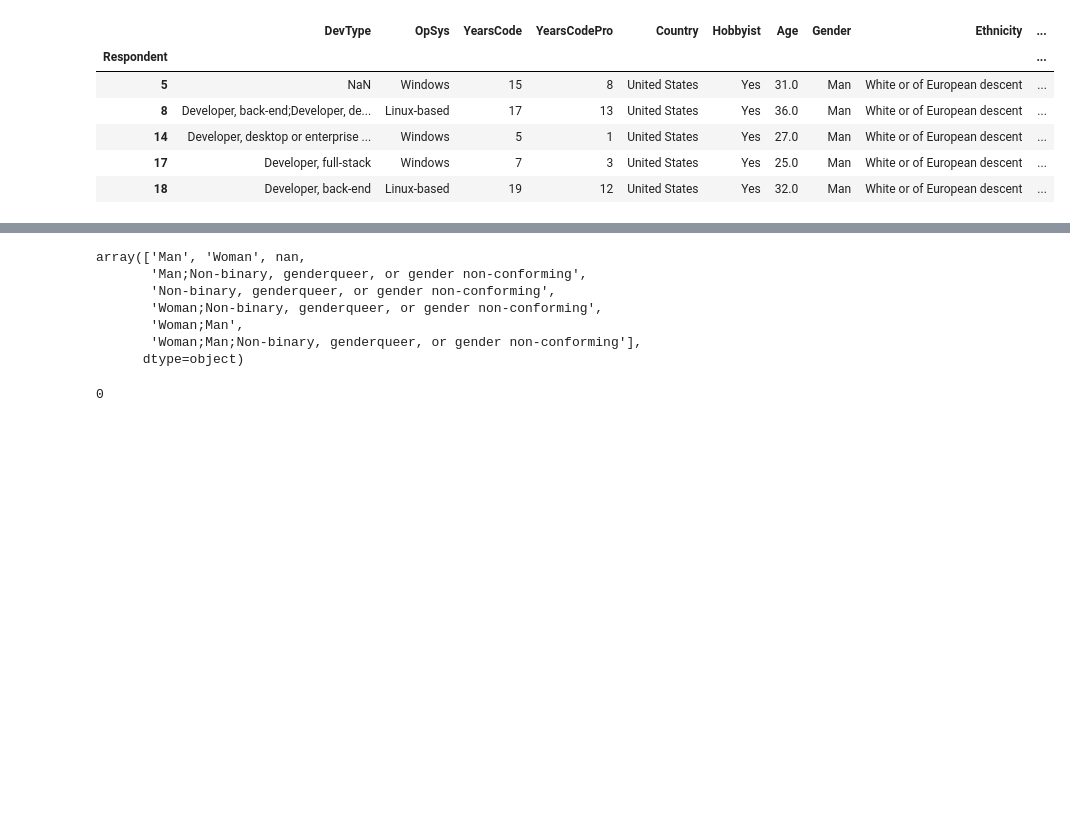
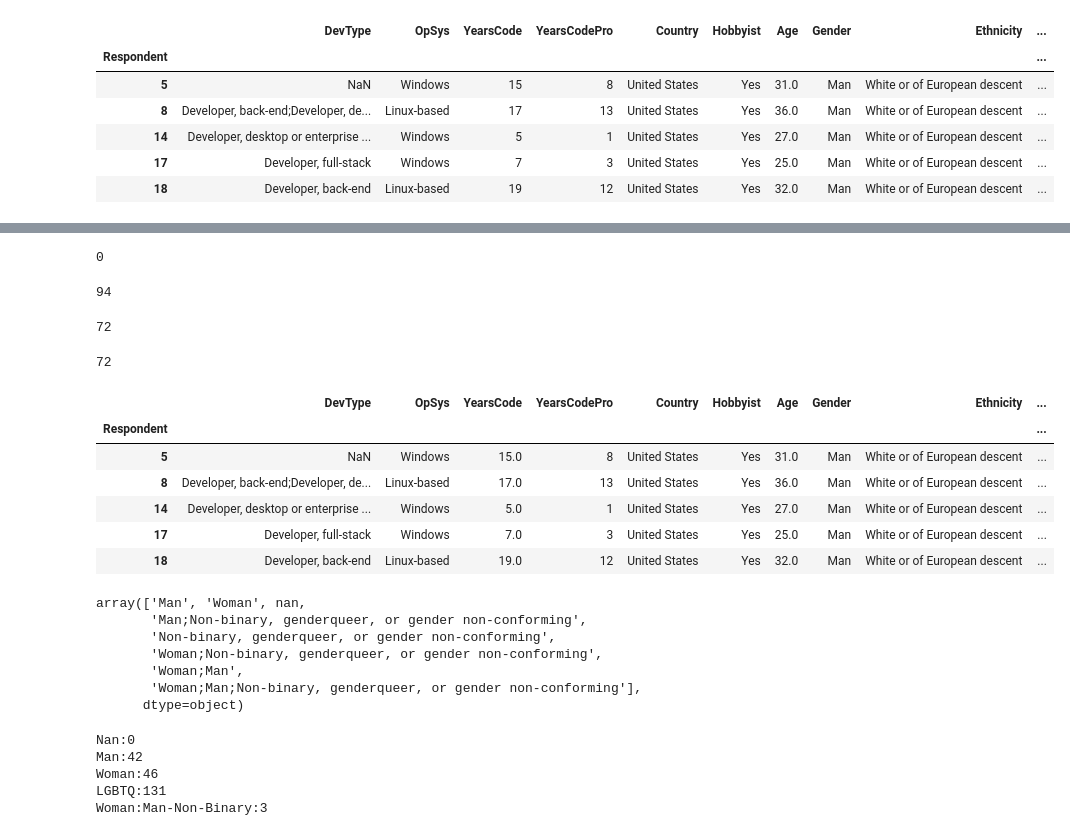
Before and after one commit to LisaHarrison08/stackOverflow_Survey, a Jupyter notebook: stackOverflow_survey.ipynb, the cells around one changed output, grey strips where cells are left out. Saved outputs shown, nothing was run; the diff lists cells and outputs as text; code cells hidden in the pictures; blank space fills up the shorter version.

```diff
--- a/stackOverflow_survey.ipynb
+++ b/stackOverflow_survey.ipynb
@@ -62,3 +78,33 @@ stackO_US.head()
+# %%
+len(stackO_US[stackO_US['YearsCode']=='Less than 1 year'])
+# %% [output]
+0
+# %%
+len(stackO_US[stackO_US['YearsCode']=='0.6'])
+# %% [output]
+94
+# %%
+len(stackO_US[stackO_US['YearsCode']=='More than 50 years'])
+# %% [output]
+72
+# %%
+#convert 'More than 50 years' to 0.6 (months) to allow data conversion to numeric
+stackO_US= stackO_US.replace('More than 50 years','50.6')
+len(stackO_US[stackO_US['YearsCode']=='50.6'])
+# %% [output]
+72
+# %%
+#convert columns to numeric
+stackO_US['YearsCode'] = pd.to_numeric(stackO_US['YearsCode'])
+stackO_US.head()
+# %% [output]
+|  | DevType | OpSys | YearsCode | YearsCodePro | Country | Hobbyist | Age | Gender | Ethnicity | ... |
+| Respondent |  |  |  |  |  |  |  |  |  | ... |
+| 5 | NaN | Windows | 15.0 | 8 | United States | Yes | 31.0 | Man | White or of European descent | ... |
+| 8 | Developer, back-end;Developer, de... | Linux-based | 17.0 | 13 | United States | Yes | 36.0 | Man | White or of European descent | ... |
+| 14 | Developer, desktop or enterprise ... | Windows | 5.0 | 1 | United States | Yes | 27.0 | Man | White or of European descent | ... |
+| 17 | Developer, full-stack | Windows | 7.0 | 3 | United States | Yes | 25.0 | Man | White or of European descent | ... |
+| 18 | Developer, back-end | Linux-based | 19.0 | 12 | United States | Yes | 32.0 | Man | White or of European descent | ... |
 # %%
 stackO_US['Gender'].unique()
 # %% [output]
@@ -69,8 +115,22 @@ array(['Man', 'Woman', nan,
        'Woman;Man',
        'Woman;Man;Non-binary, genderqueer, or gender non-conforming'],
       dtype=object)
-# %%
-len(stackO_US[stackO_US['Gender']=='nan'])
-# %% [output]
-0
+# %%
+nan = len(stackO_US[stackO_US['Gender']=='nan'])
+man = len(stackO_US[stackO_US['Gender']=='Man;Non-binary, genderqueer, or gender non-conforming'])
+lgbtq = len(stackO_US[stackO_US['Gender']=='Non-binary, genderqueer, or gender non-conforming'])
+woman = len(stackO_US[stackO_US['Gender']=='Woman;Non-binary, genderqueer, or gender non-conforming'])
+wm_non= len(stackO_US[stackO_US['Gender']=='Woman;Man;Non-binary, genderqueer, or gender non-conforming'])
+
+print(f"Nan:{(nan)}")
+print(f"Man:{(man)}")
+print(f"Woman:{(woman)}")
+print(f"LGBTQ:{(lgbtq)}")
+print(f"Woman:Man-Non-Binary:{(wm_non)}")
+# %% [output]
+Nan:0
+Man:42
+Woman:46
+LGBTQ:131
+Woman:Man-Non-Binary:3
 # %%
```
Also changed, not shown: parts of 11 cells of this notebook.
